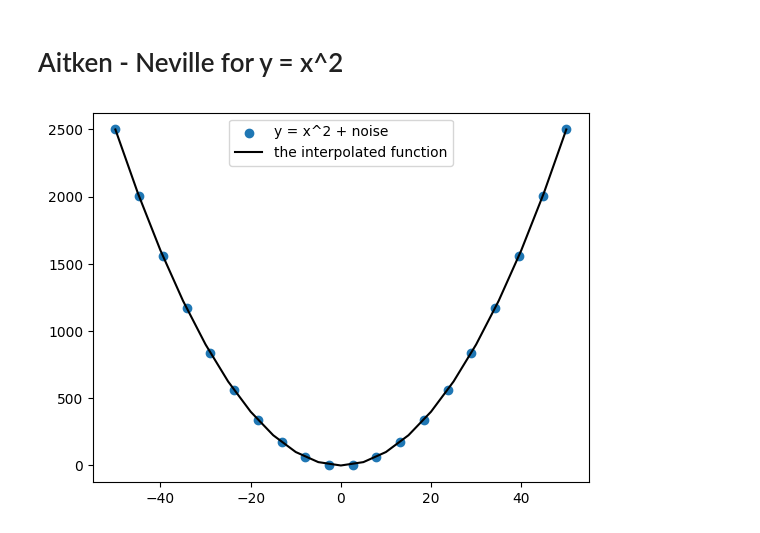
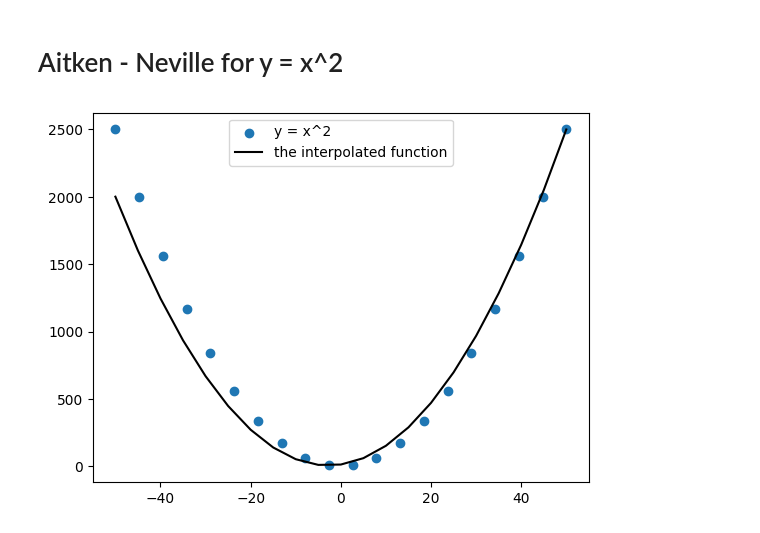
Before and after one commit to issaramro/ComputationalPhysics, a Jupyter notebook: Aitken_Neville_Interpolation.ipynb, the cells around one changed output. Cells and saved outputs as stored; diff of their text form; code cells hidden in the pictures.

```diff
--- a/Aitken_Neville_Interpolation.ipynb
+++ b/Aitken_Neville_Interpolation.ipynb
@@ -5,7 +5,7 @@ import numpy as np
 import matplotlib.pyplot as plt
 # %%
 x = np.linspace(-50,50, 20)
-y = 1 / (1 + x**2) + 0.2 * np.random.randint(-20,20)
+y = 1 / (1 + x**2)
 
 def AN(x, x_given, y, initial, final):
      if initial == final:
@@ -23,7 +23,7 @@ for i in np.arange(x[0], x[len(x) - 1] + 1, 5):
         x_given_int.append(x_given)
         y_expected.append(AN(x, x_given, y, 0, len(x) - 1))
 
-plt.scatter(x,y, label = "y = 1/ (1+ x^2) + noise")
+plt.scatter(x,y, label = "y = 1/ (1+ x^2)")
 plt.plot(x_given_int, y_expected, color = "k", label = "the interpolated function")
 plt.legend()
 plt.show()
@@ -67,27 +67,27 @@ plt.show()
 # Aitken - Neville for y = x^2
 # %%
 x = np.linspace(-50,50, 20)
-y = x**2 + 0.2 * np.random.randint(-20,20)
+y = x**2
 
 def AN(x, x_given, y, initial, final):
      if initial == final - 1:
          ans = y[final]
      else:
         ans = (x_given-x[final])/(x[initial] - x[final]) * AN(x,x_given, y,initial, final -1 ) + (x_given-x[initial])/(x[final] - x[initial]) * AN(x,x_given,y, initial +1, final)
      return ans
 
 x_given = 0
 x_given_int = []
 y_expected = []
 
 for i in np.arange(x[0], x[len(x) - 1] + 1, 5):
         x_given = i
         x_given_int.append(x_given)
         y_expected.append(AN(x, x_given, y, 0, 19))
 
-plt.scatter(x,y, label = "y = x^2 + noise")
+plt.scatter(x,y, label = "y = x^2")
 plt.plot(x_given_int, y_expected, color = "k", label = "the interpolated function")
 plt.legend()
 plt.show()
 # %% [output]
-[figure, old version]
+[figure, new version]
```
Also changed, not shown: parts of 2 cells of this notebook, 1 other file.
